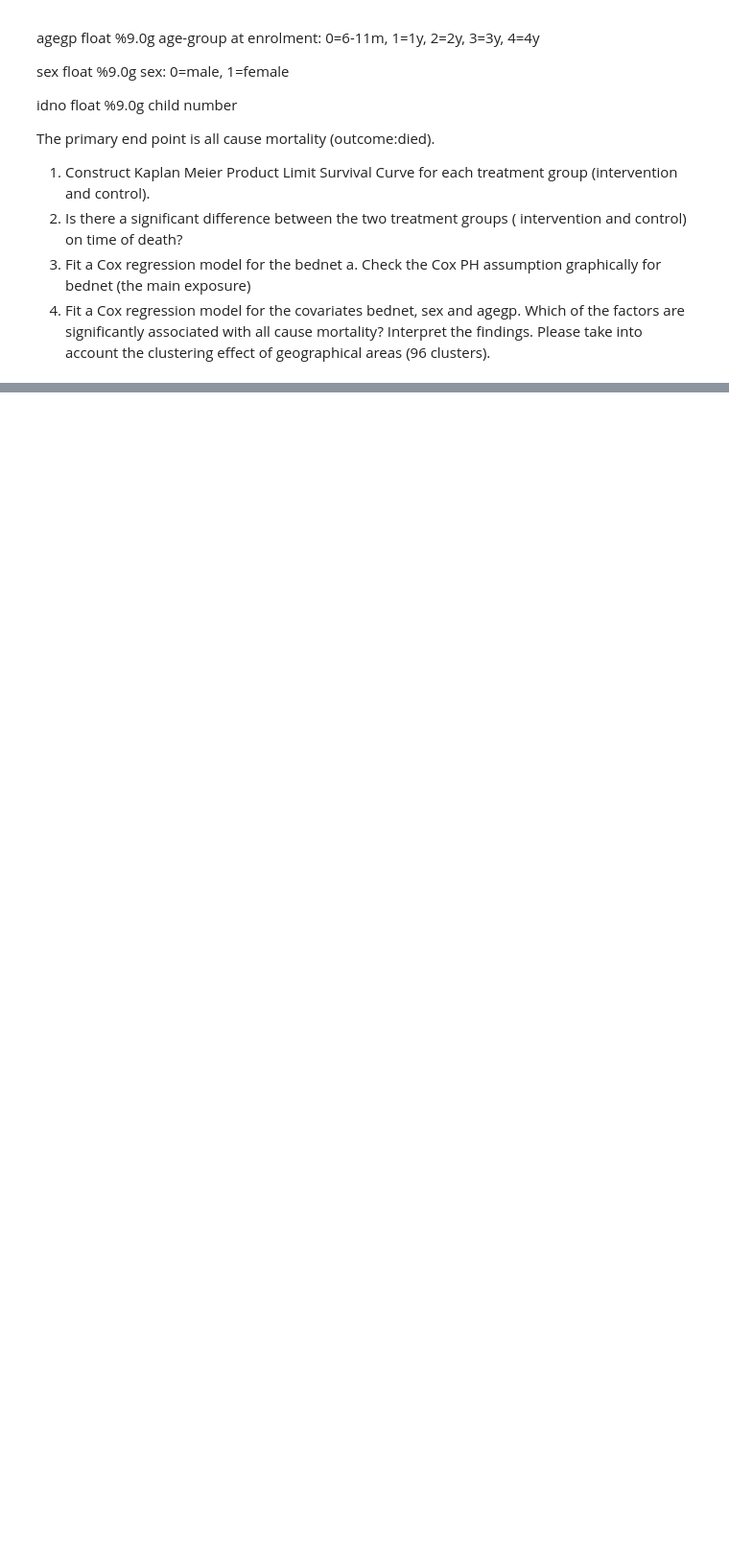
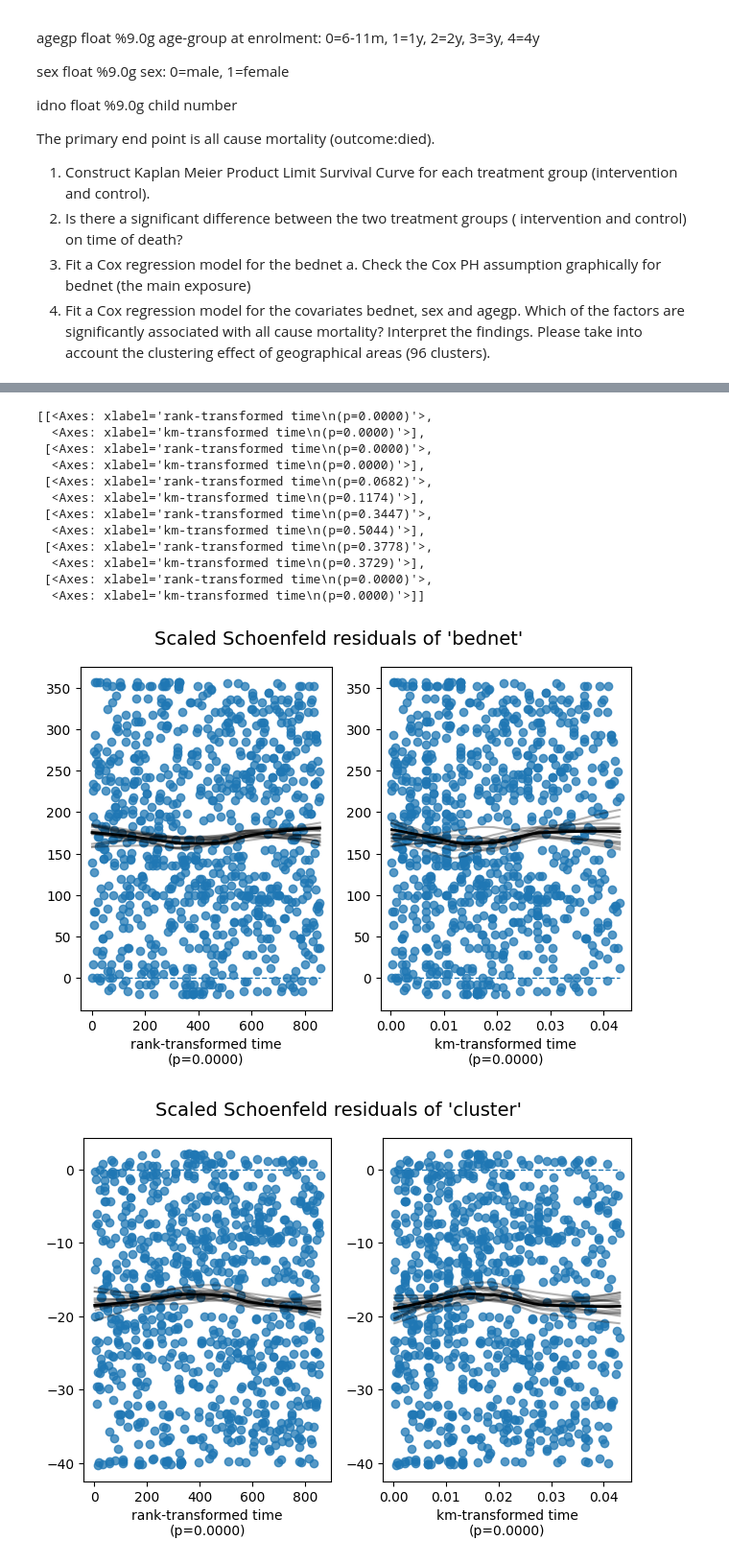
Before and after one commit to DegaregeN/survival-analysis-, a Jupyter notebook: survival_analysis.ipynb, the cells around one changed output, grey strips where cells are left out. Shown at 96% size. Drawn from its saved outputs; the diff is of its cells as text; code cells hidden in the pictures; blank space fills up the shorter version.

```diff
--- a/survival_analysis.ipynb
+++ b/survival_analysis.ipynb
@@ -45,0 +62,4 @@ clusters).
+# %%
+# Load data
+data = pd.read_stata("D:/AAU PHDS/Semister Three/Advanced Biostastics/Prof Alemayehu Worku/Assignment/bednetstudy.dta")
+data
@@ -45,0 +121,13 @@ clusters).
+# %%
+from lifelines import CoxPHFitter
+
+# Load the dataset
+# Assuming `data` is a pandas DataFrame already loaded
+# Columns: 'follyr' (time), 'outcome' (event), 'bednet' (main exposure), 'cluster' (stratification variable)
+
+# Fit the Cox model
+cph = CoxPHFitter()
+cph.fit(data[['follyr', 'outcome', 'bednet','cluster',	'agemn', 'agegp', 'sex','idno']], duration_col='follyr', event_col='outcome')
+
+# Display the model summary
+cph.print_summary()
@@ -45,0 +154,4 @@ clusters).
+# %%
+# Test the PH assumption and visualize Schoenfeld residuals
+cph.check_assumptions(data, show_plots=True)
+# %% [output]
@@ -45,0 +202,14 @@ clusters).
+[[<Axes: xlabel='rank-transformed time\n(p=0.0000)'>,
+  <Axes: xlabel='km-transformed time\n(p=0.0000)'>],
+ [<Axes: xlabel='rank-transformed time\n(p=0.0000)'>,
+  <Axes: xlabel='km-transformed time\n(p=0.0000)'>],
+ [<Axes: xlabel='rank-transformed time\n(p=0.0682)'>,
+  <Axes: xlabel='km-transformed time\n(p=0.1174)'>],
+ [<Axes: xlabel='rank-transformed time\n(p=0.3447)'>,
+  <Axes: xlabel='km-transformed time\n(p=0.5044)'>],
+ [<Axes: xlabel='rank-transformed time\n(p=0.3778)'>,
+  <Axes: xlabel='km-transformed time\n(p=0.3729)'>],
+ [<Axes: xlabel='rank-transformed time\n(p=0.0000)'>,
+  <Axes: xlabel='km-transformed time\n(p=0.0000)'>]]
+[figure, added]
+[figure, added]
```
Also changed, not shown: parts of 14 cells of this notebook.
